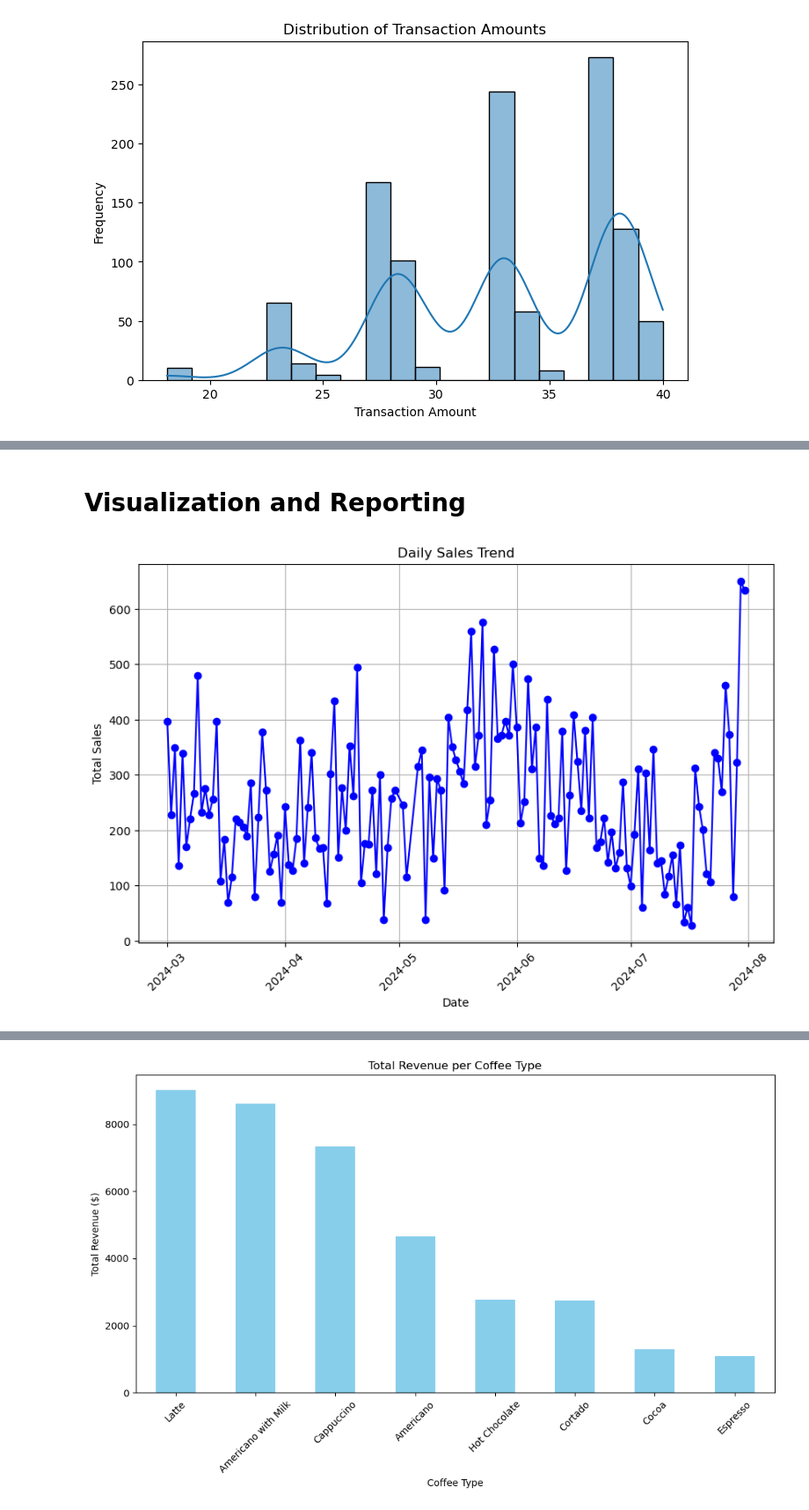
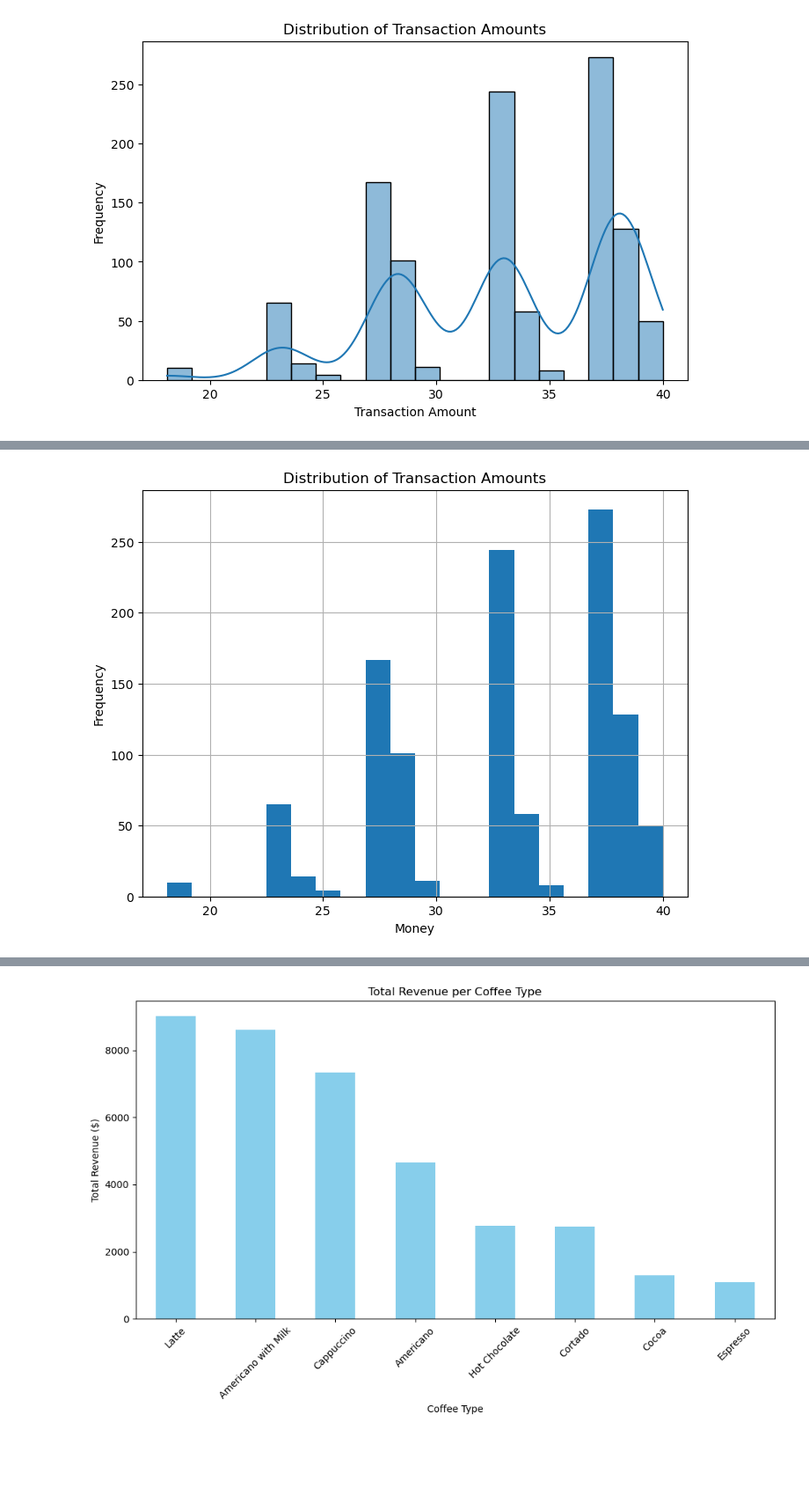
Before and after one commit to Hardik2143/Data-Analytics-, a Jupyter notebook: Coffee Sales.ipynb, the cells around one changed output, grey strips where cells are left out. Shown at 88% size. Cells and saved outputs as stored; diff of their text form; code cells hidden in the pictures; blank space fills up the shorter version.

```diff
--- a/Coffee Sales.ipynb
+++ b/Coffee Sales.ipynb
@@ -113,9 +107,0 @@ None
-# %%
-# Extract date and time information for further analysis
-data['date'] = pd.to_datetime(data['date'], errors='coerce')  # Convert 'date' column to datetime
-
-# Group by date to get total sales per day
-daily_sales = data.groupby('date')['money'].sum().reset_index()
-
-# Display the daily sales
-print(daily_sales.head())
@@ -166,14 +169,13 @@ dtype: int64
-# %% [markdown]
-# Visualization and Reporting
 # %%
-# Plot daily sales trend
-plt.figure(figsize=(10, 6))
-plt.plot(daily_sales['date'], daily_sales['money'], marker='o', color='b')
-plt.title('Daily Sales Trend')
-plt.xlabel('Date')
-plt.ylabel('Total Sales')
-plt.xticks(rotation=45)
+# Transaction amounts distribution
+
+# Plotting the distribution of money spent per transaction
+plt.figure(figsize=(8, 6))
+data['money'].plot(kind='hist', bins=20)
+plt.title('Distribution of Transaction Amounts')
+plt.xlabel('Money')
+plt.ylabel('Frequency')
 plt.grid(True)
 plt.show()
 # %% [output]
-[figure, old version]
+[figure, new version]
```
Also changed, not shown: parts of 15 cells of this notebook.
